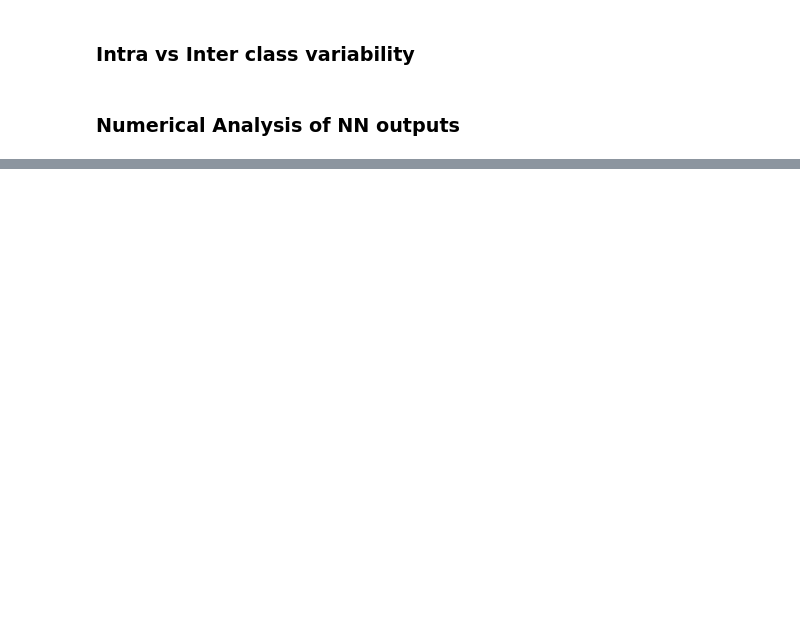
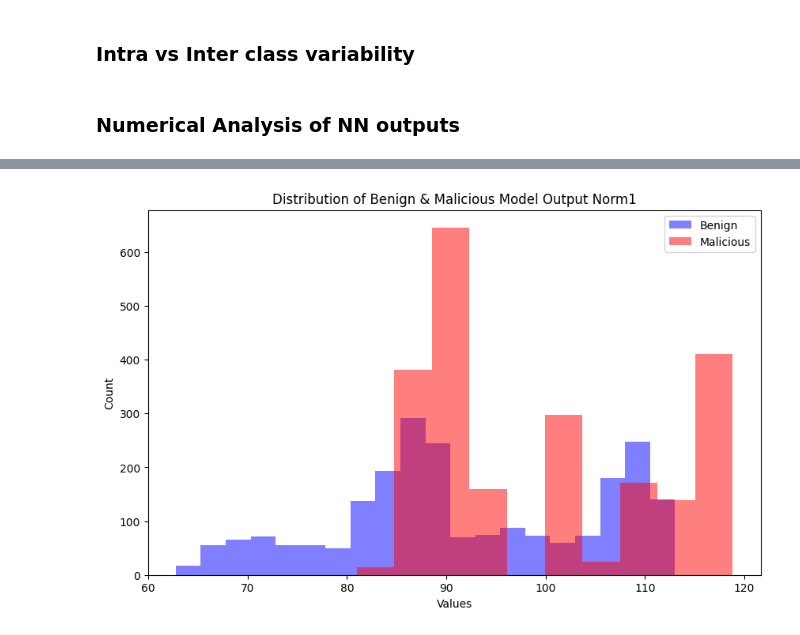
Before and after one commit to privateer-project/NWDAF-Anomaly-Detection, a Jupyter notebook: notebooks/Time Series Statistical Analysis.ipynb, the cells around one changed output, grey strips where cells are left out. Saved outputs shown, nothing was run; the diff lists cells and outputs as text; code cells hidden in the pictures; blank space fills up the shorter version.

```diff
--- a/notebooks/Time Series Statistical Analysis.ipynb
+++ b/notebooks/Time Series Statistical Analysis.ipynb
@@ -176,8 +304,43 @@ plot_dist(
+# %%
+model.eval()
+
+with torch.no_grad():
+    benign_data_model_outputs = []
+    benign_encodings = []
+    for instance in benign_ts_data:
+        instance = instance.to(device)
+        benign_data_model_outputs.append(model(instance).to('cpu').numpy())
+        benign_encodings.append(model.encoder(instance).to('cpu').numpy())
+
+with torch.no_grad():
+    mal_data_model_outputs = []
+    mal_encodings = []
+    for instance in mal_ts_data:
+        instance = instance.to(device)
+        mal_data_model_outputs.append(model(instance).to('cpu').numpy())
+        mal_encodings.append(model.encoder(instance).to('cpu').numpy())
+# %%
+if len(feature_columns) > 1:
+    axis_to_calc_norm = (1,2)
+else:
+    axis_to_calc_norm = 1
+
+benign_ts_model_out_norm1 = np.squeeze(np.linalg.norm(np.array(benign_data_model_outputs), ord=1, axis = axis_to_calc_norm))
+benign_ts_model_out_norm2 = np.squeeze(np.linalg.norm(np.array(benign_data_model_outputs), axis = axis_to_calc_norm))
+
+
+mal_ts_model_out_norm1 = np.squeeze(np.linalg.norm(np.array(mal_data_model_outputs), ord=1, axis = axis_to_calc_norm))
+mal_ts_model_out_norm2 = np.squeeze(np.linalg.norm(np.array(mal_data_model_outputs), axis = axis_to_calc_norm))
+
+mal_ts_model_out_norm1_sampled = np.random.choice(mal_ts_model_out_norm1, size=benign_ts_model_out_norm1.shape[0])
+mal_ts_model_out_norm2_sampled = np.random.choice(mal_ts_model_out_norm2, size=benign_ts_model_out_norm2.shape[0])
 # %%
-plot_dist(
-    benign_ts_random_model_out_norm2,
-    mal_ts_random_model_out_norm2_sampled,
-    'Distribution of Benign & Malicious TS Random Model Output Norm2',
-    nbins = 50,
+plot_dist_plt(
+    benign_ts_model_out_norm1,
+    mal_ts_model_out_norm1_sampled,
+    'Distribution of Benign & Malicious Model Output Norm1',
+    nbins_ben = 20, nbins_mal = 10,
     x_axis_range = [None, None]
 )
+# %% [output]
+[figure, added]
```
Also changed, not shown: parts of 27 cells of this notebook, 24 other files.
